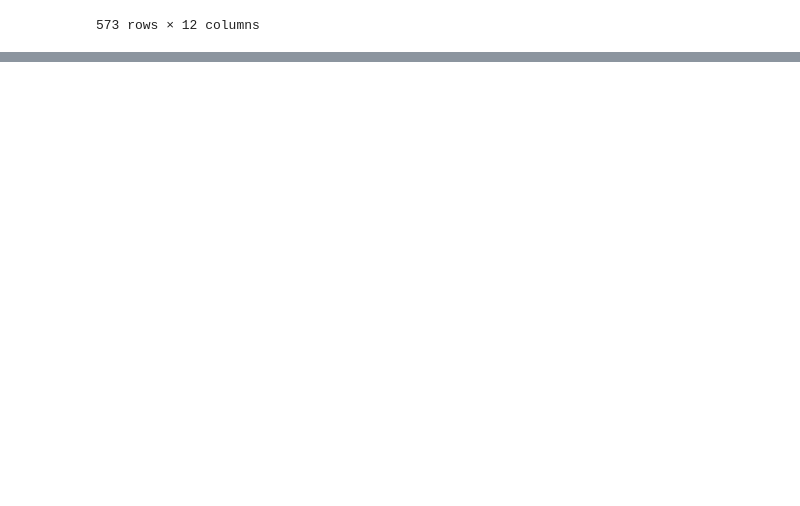
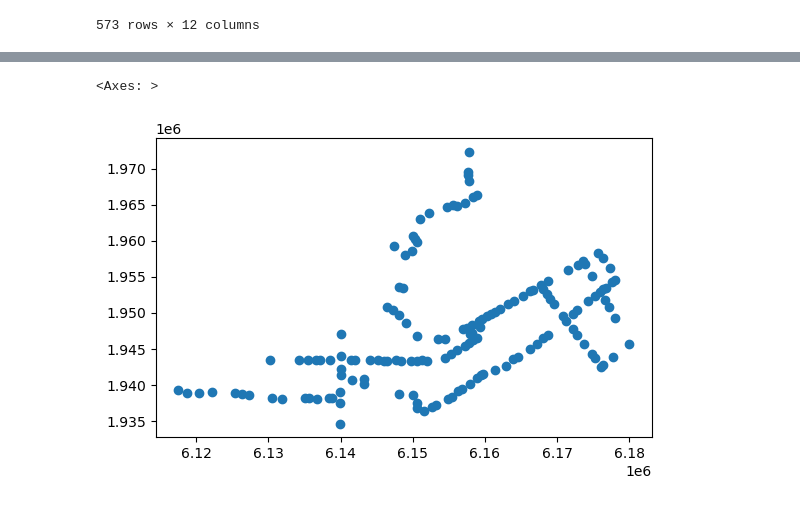
Before and after one commit to ArcherGu22/VTA-Transit-Delays, a Jupyter notebook: scripts/04_regression_models.ipynb, the cells around one changed output, grey strips where cells are left out. Cells and saved outputs as stored; diff of their text form; code cells hidden in the pictures; blank space fills up the shorter version.

```diff
--- a/scripts/04_regression_models.ipynb
+++ b/scripts/04_regression_models.ipynb
@@ -182,0 +191,16 @@ sj_adt
+# %%
+coords = np.array(list(zip(sj_adt_gdf.geometry.x, sj_adt_gdf.geometry.y)))
+
+# eps = clustering radius (in feet for EPSG:2227)
+clustering = DBSCAN(eps=350, min_samples=1).fit(coords)
+sj_adt_gdf["cluster"] = clustering.labels_
+
+adt_clustered = sj_adt_gdf.groupby("cluster").agg({
+    "adt": "mean",
+    "geometry": "first"  # placeholder
+}).reset_index()
+
+adt_clustered = sj_adt_gdf.dissolve(by="cluster", aggfunc={"adt": "mean"})
+adt_clustered["geometry"] = adt_clustered.geometry.centroid
+adt_clustered = adt_clustered.reset_index()
+adt_clustered
@@ -182,0 +221,5 @@ sj_adt
+# %%
+adt_clustered.plot()
+# %% [output]
+<Axes: >
+[figure, added]
```
Also changed, not shown: parts of 6 cells of this notebook.
